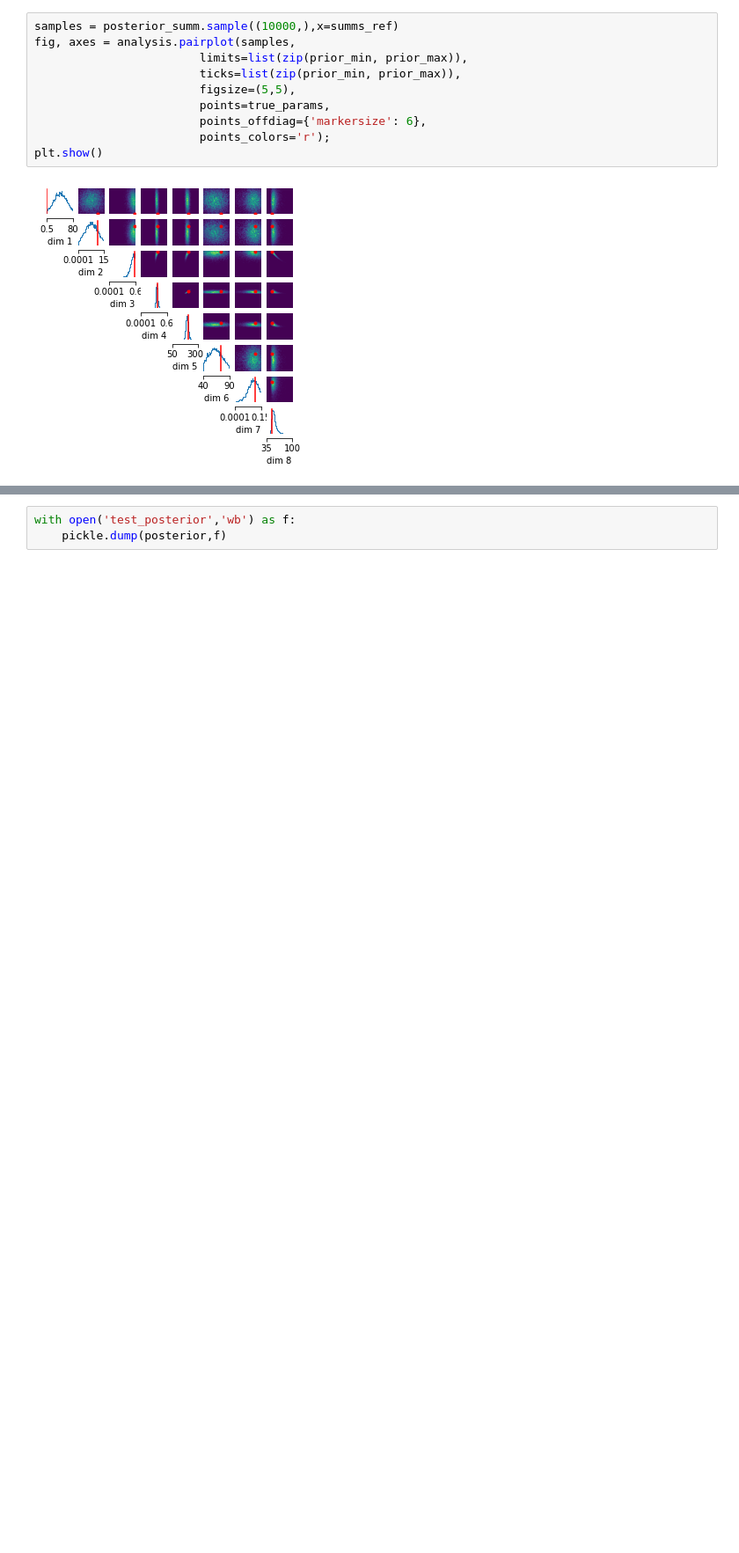
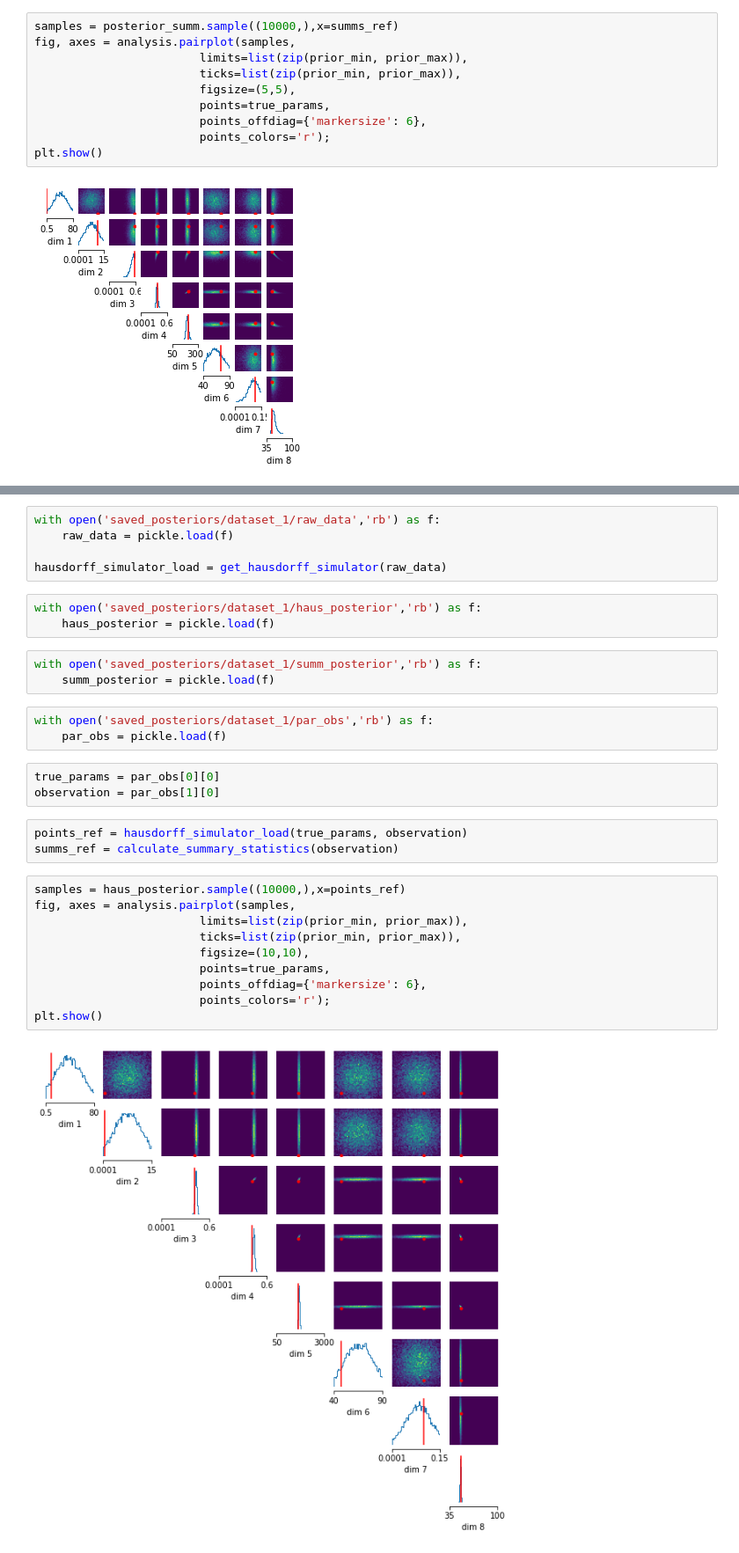
Before and after one commit to SRagy/sbi, a Jupyter notebook: Sammy_examples/HH_Full_Simulator.ipynb, the cells around one changed output, grey strips where cells are left out. Shown at 88% size. Drawn from its saved outputs; the diff is of its cells as text; blank space fills up the shorter version.

```diff
--- a/Sammy_examples/HH_Full_Simulator.ipynb
+++ b/Sammy_examples/HH_Full_Simulator.ipynb
@@ -198,3 +200,32 @@ plt.show()
+# %%
+with open('saved_posteriors/dataset_1/raw_data','rb') as f:
+    raw_data = pickle.load(f)
+
+hausdorff_simulator_load = get_hausdorff_simulator(raw_data)
 # %%
-with open('test_posterior','wb') as f:
-    pickle.dump(posterior,f)
+with open('saved_posteriors/dataset_1/haus_posterior','rb') as f:
+    haus_posterior = pickle.load(f)
+# %%
+with open('saved_posteriors/dataset_1/summ_posterior','rb') as f:
+    summ_posterior = pickle.load(f)
+# %%
+with open('saved_posteriors/dataset_1/par_obs','rb') as f:
+    par_obs = pickle.load(f)
+# %%
+true_params = par_obs[0][0]
+observation = par_obs[1][0]
+# %%
+points_ref = hausdorff_simulator_load(true_params, observation)
+summs_ref = calculate_summary_statistics(observation)
+# %%
+samples = haus_posterior.sample((10000,),x=points_ref)
+fig, axes = analysis.pairplot(samples,
+                        limits=list(zip(prior_min, prior_max)),
+                        ticks=list(zip(prior_min, prior_max)),
+                        figsize=(10,10),
+                        points=true_params,
+                        points_offdiag={'markersize': 6},
+                        points_colors='r');
+plt.show()
+# %% [output]
+[figure, added]
```
Also changed, not shown: parts of 7 cells of this notebook, 2 other files.
